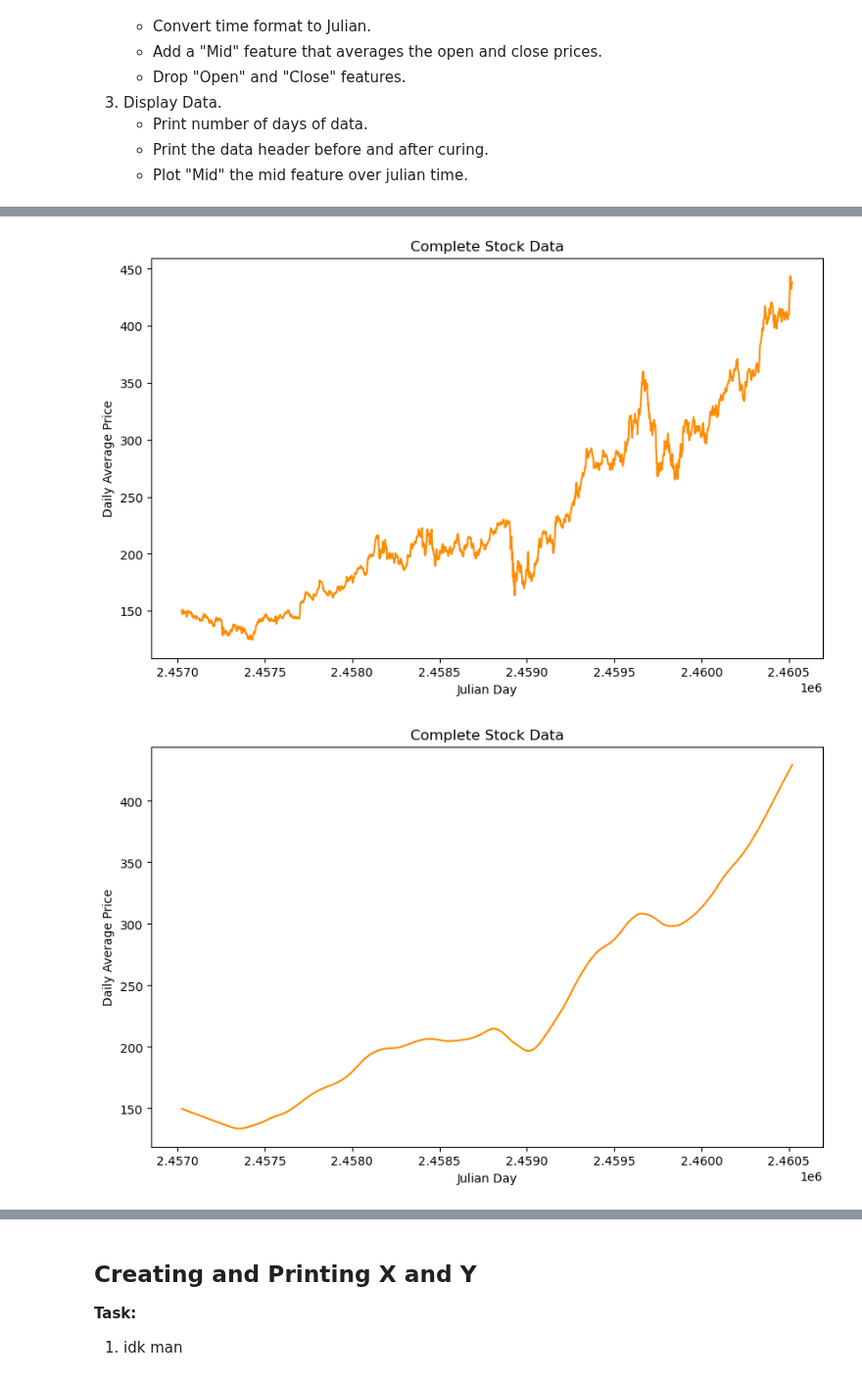
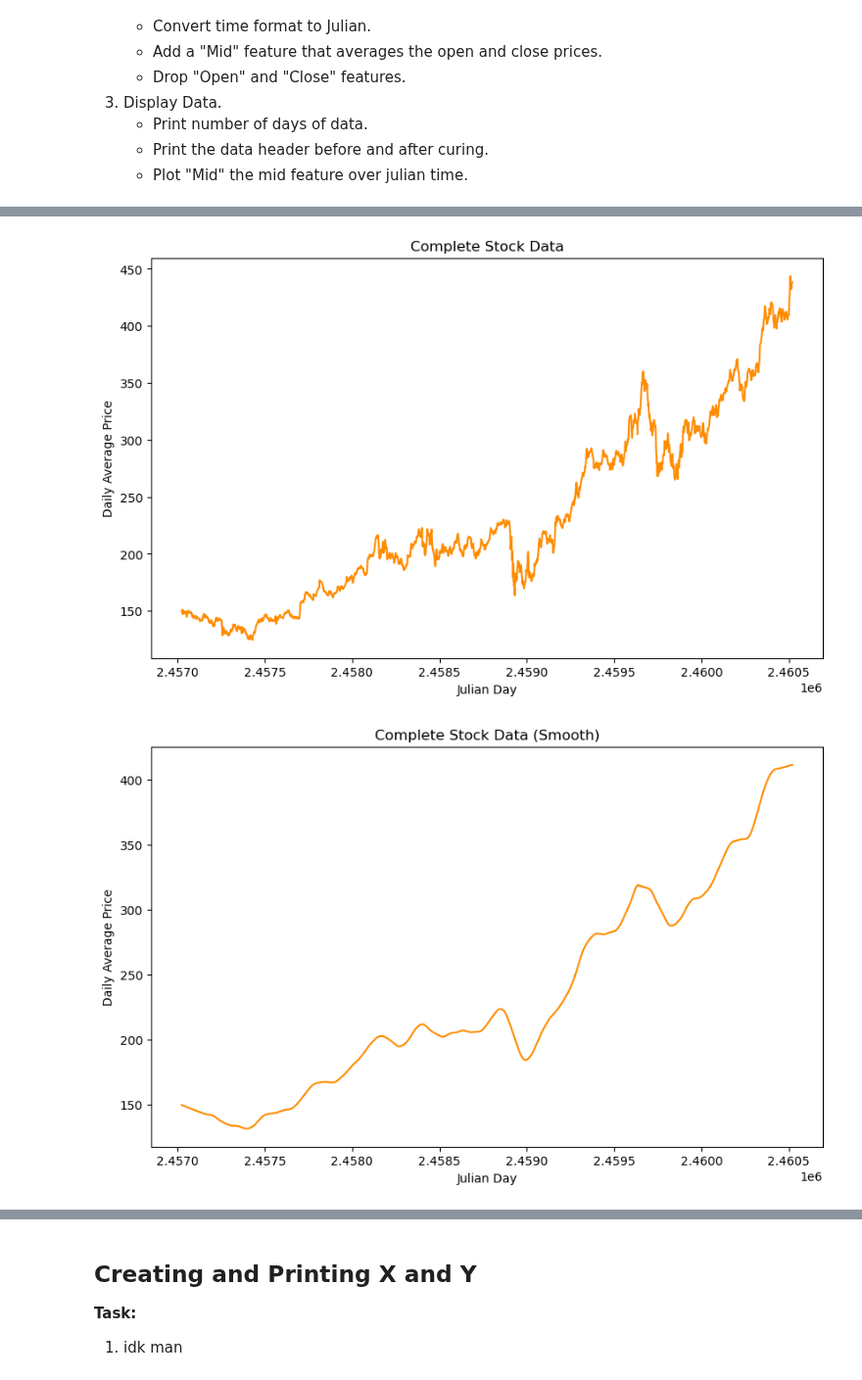
Before and after one commit to EvanA4/OCAI, a Jupyter notebook: myBook.ipynb, the cells around one changed output, grey strips where cells are left out. Shown at 98% size. Drawn from its saved outputs; the diff is of its cells as text; code cells hidden in the pictures.

```diff
--- a/myBook.ipynb
+++ b/myBook.ipynb
@@ -44,9 +44,11 @@ print(firstDF.head(10))
 dates = firstDF['Date'].values
 prices = firstDF['Mid'].values
 lowess = sm.nonparametric.lowess
-smooth_data = lowess(prices, dates, frac=.1)
-dates_smooth = list(zip(*smooth_data))[0]
+smooth_data = lowess(prices, dates, frac=.05)
 prices_smooth = list(zip(*smooth_data))[1]
+lapse = dates[-1].item() - dates[0].item()
+print(lapse)
+prices_sine = 100 * np.sin(dates / lapse * 4 * 3.14159265) + 150
 
 # Display data
 plt.figure(figsize=(10, 6))
@@ -58,11 +60,19 @@ plt.show()
 
 # Display smooth data
 plt.figure(figsize=(10, 6))
-plt.plot(dates_smooth, prices_smooth, color="darkorange")
-plt.title("Complete Stock Data")
+plt.plot(dates, prices_smooth, color="darkorange")
+plt.title("Complete Stock Data (Smooth)")
 plt.xlabel("Julian Day")
 plt.ylabel("Daily Average Price")
 plt.show()
+
+# Display sine data
+plt.figure(figsize=(10, 6))
+plt.plot(dates, prices_sine, color="darkorange")
+plt.title("Complete Stock Data (Sine)")
+plt.xlabel("Julian Day")
+plt.ylabel("Daily Average Price")
+plt.show()
 # %% [output]
 Number of entries: 2408
 
@@ -84,2 +94,2 @@ Raw data:
 [figure]
-[figure, old version]
+[figure, new version]
```
Also changed, not shown: parts of 8 cells of this notebook.
